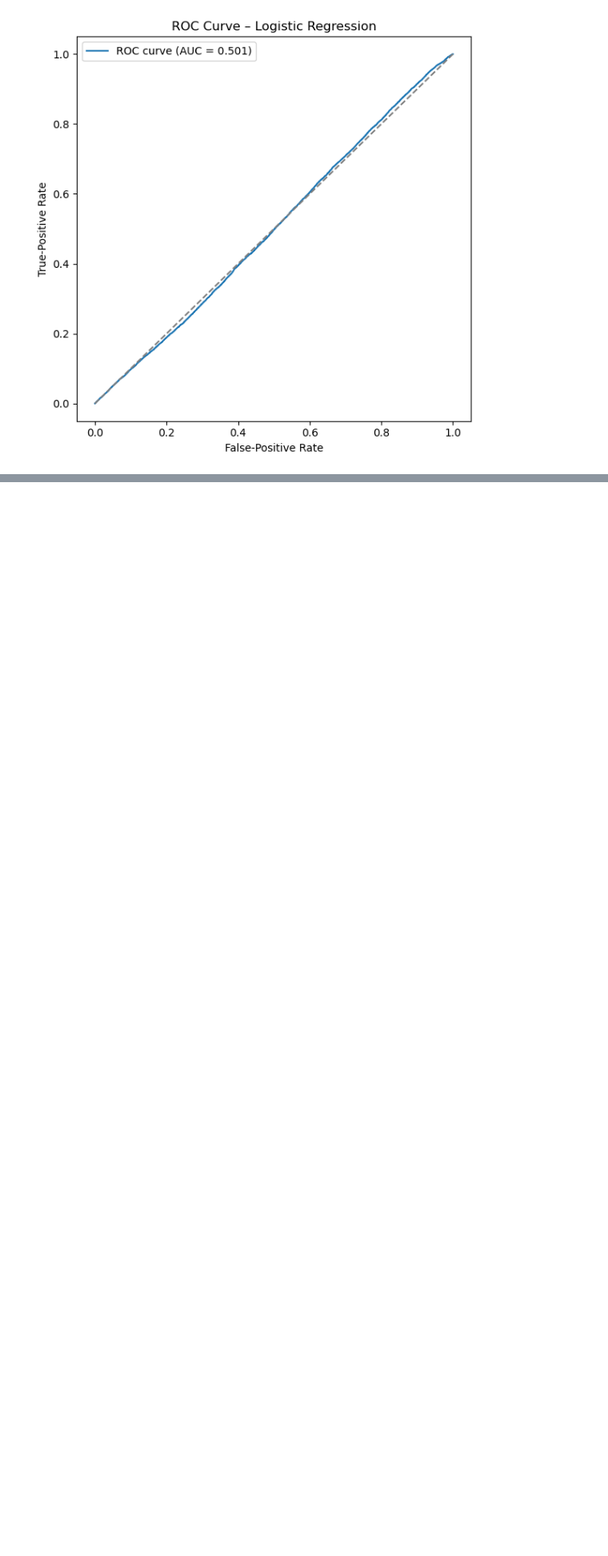
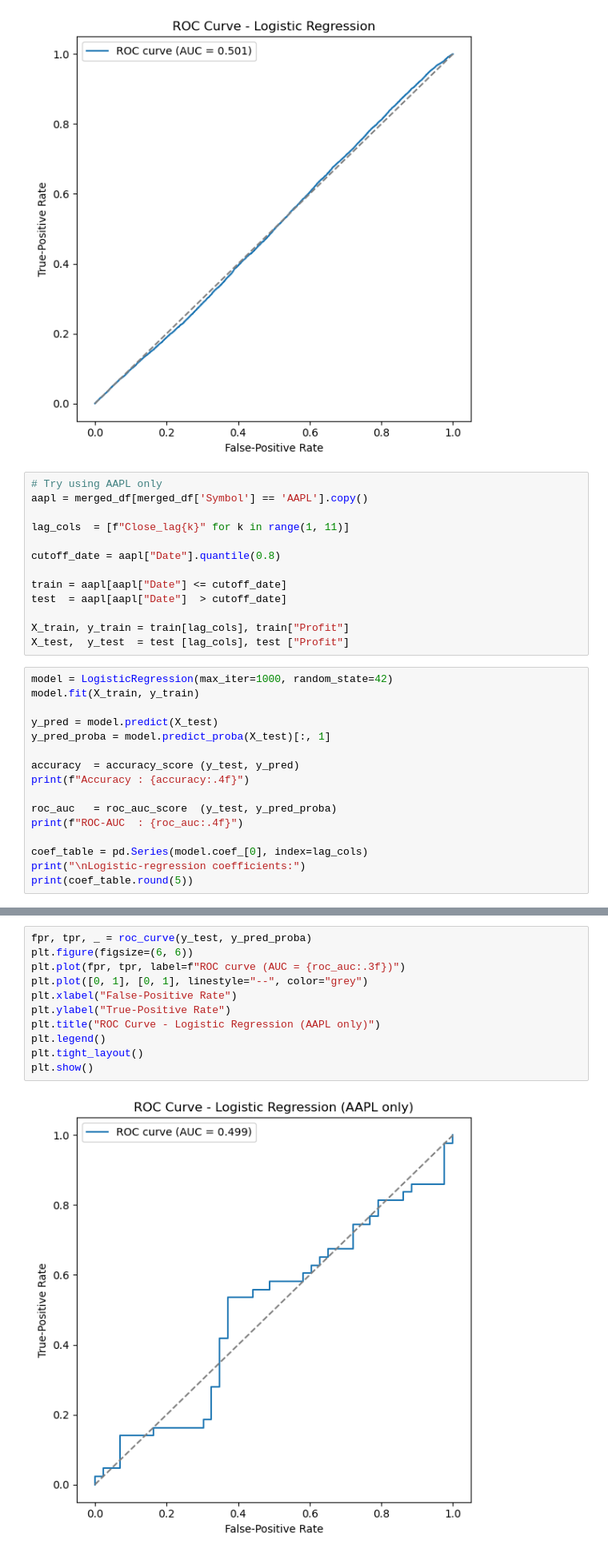
Before and after one commit to SalmanAlfarisi5/StockMarketPrediction, a Jupyter notebook: Code/LogisticRegression.ipynb, the cells around one changed output, grey strips where cells are left out. Shown: that part at 80% size. Drawn from its saved outputs; the diff is of its cells as text; blank space fills up the shorter version.

Commit message:
added AAPL LR

```diff
--- a/Code/LogisticRegression.ipynb
+++ b/Code/LogisticRegression.ipynb
@@ -67,3 +67,32 @@ plt.tight_layout()
 plt.show()
 # %% [output]
 [figure]
+# %%
+# Try using AAPL only
+aapl = merged_df[merged_df['Symbol'] == 'AAPL'].copy()
+
+lag_cols  = [f"Close_lag{k}" for k in range(1, 11)]
+
+cutoff_date = aapl["Date"].quantile(0.8)
+
+train = aapl[aapl["Date"] <= cutoff_date]
+test  = aapl[aapl["Date"]  > cutoff_date]
+
+X_train, y_train = train[lag_cols], train["Profit"]
+X_test,  y_test  = test [lag_cols], test ["Profit"]
+# %%
+model = LogisticRegression(max_iter=1000, random_state=42)
+model.fit(X_train, y_train)
+
+y_pred = model.predict(X_test)
+y_pred_proba = model.predict_proba(X_test)[:, 1]
+
+accuracy  = accuracy_score (y_test, y_pred)
+print(f"Accuracy : {accuracy:.4f}")
+
+roc_auc   = roc_auc_score  (y_test, y_pred_proba)
+print(f"ROC-AUC  : {roc_auc:.4f}")
+
+coef_table = pd.Series(model.coef_[0], index=lag_cols)
+print("\nLogistic-regression coefficients:")
+print(coef_table.round(5))
@@ -69,0 +115,13 @@ plt.show()
+# %%
+fpr, tpr, _ = roc_curve(y_test, y_pred_proba)
+plt.figure(figsize=(6, 6))
+plt.plot(fpr, tpr, label=f"ROC curve (AUC = {roc_auc:.3f})")
+plt.plot([0, 1], [0, 1], linestyle="--", color="grey")
+plt.xlabel("False-Positive Rate")
+plt.ylabel("True-Positive Rate")
+plt.title("ROC Curve - Logistic Regression (AAPL only)")
+plt.legend()
+plt.tight_layout()
+plt.show()
+# %% [output]
+[figure, added]
```
Also changed, not shown: parts of 1 cell of this notebook.
